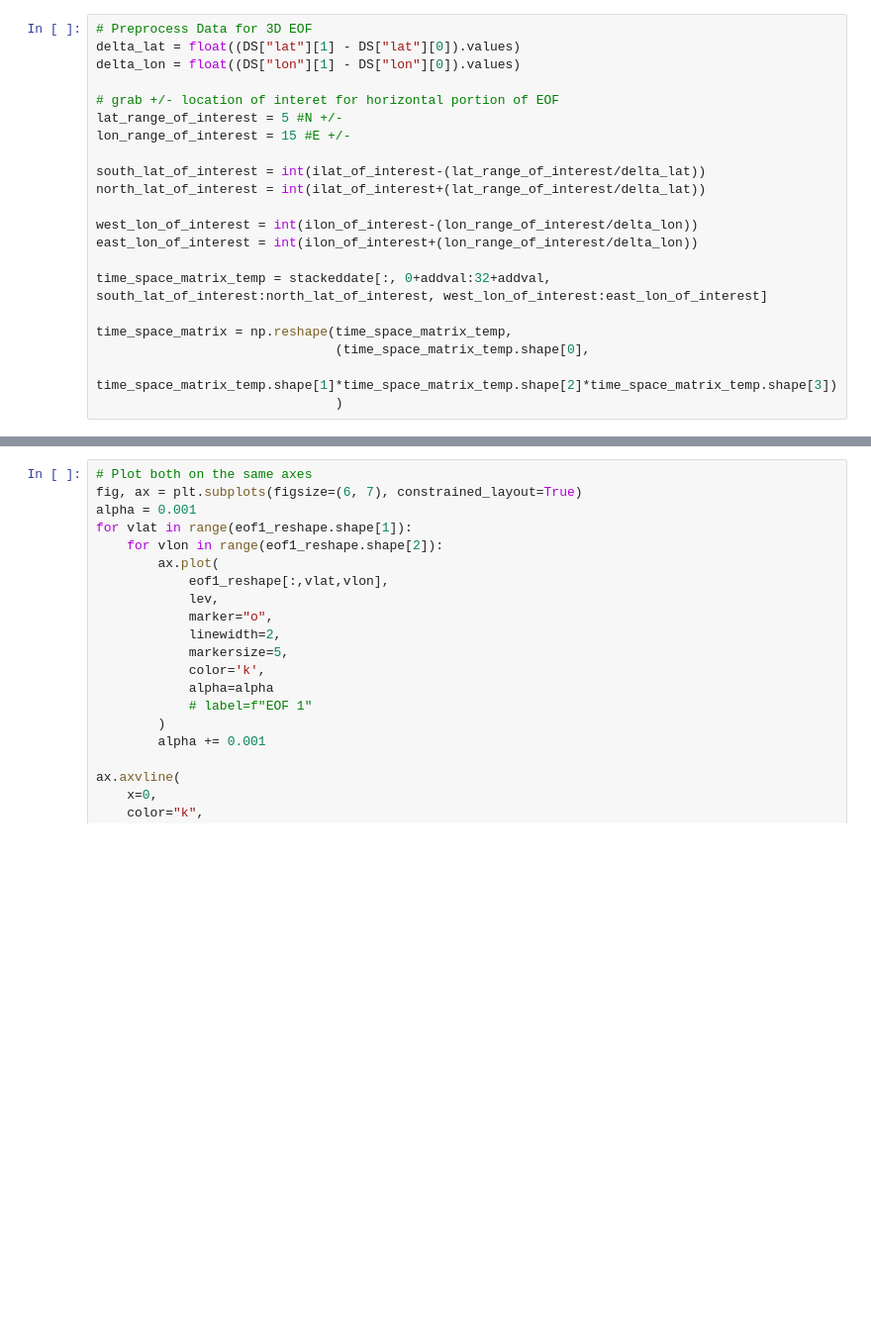
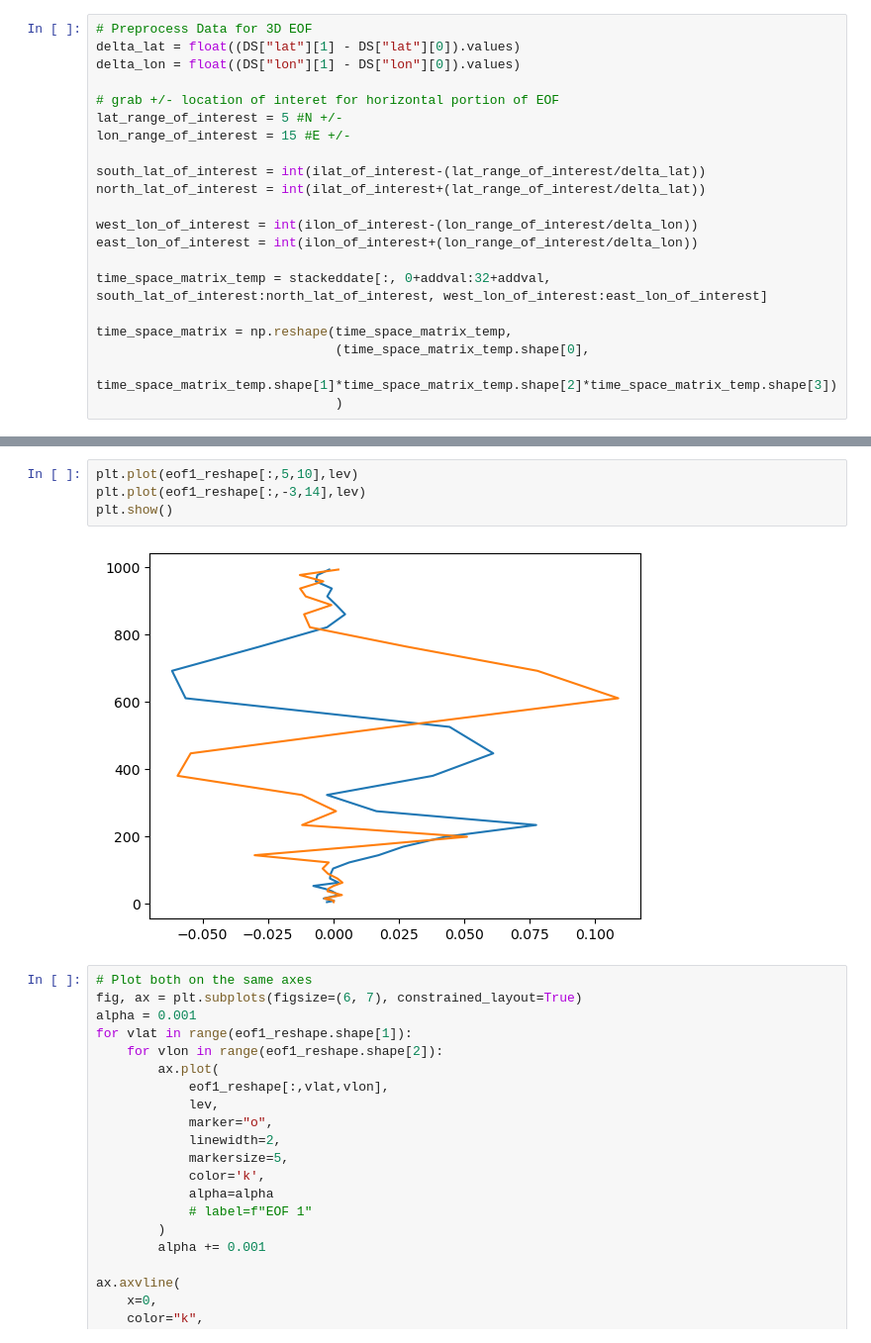
Before and after one commit to WillyChap/CUVACAR_xai, a Jupyter notebook: kjmayer/EOFanalysis/initialEOFanalysis.ipynb, the cells around one changed output, grey strips where cells are left out. Shown at 99% size. Drawn from its saved outputs; the diff is of its cells as text; blank space fills up the shorter version.

```diff
--- a/kjmayer/EOFanalysis/initialEOFanalysis.ipynb
+++ b/kjmayer/EOFanalysis/initialEOFanalysis.ipynb
@@ -215,3 +215,9 @@ plt.show()
+# %%
+plt.plot(eof1_reshape[:,5,10],lev)
+plt.plot(eof1_reshape[:,-3,14],lev)
+plt.show()
+# %% [output]
+[figure, added]
 # %%
 # Plot both on the same axes
 fig, ax = plt.subplots(figsize=(6, 7), constrained_layout=True)
```
Also changed, not shown: parts of 2 cells of this notebook, 3 other files.
